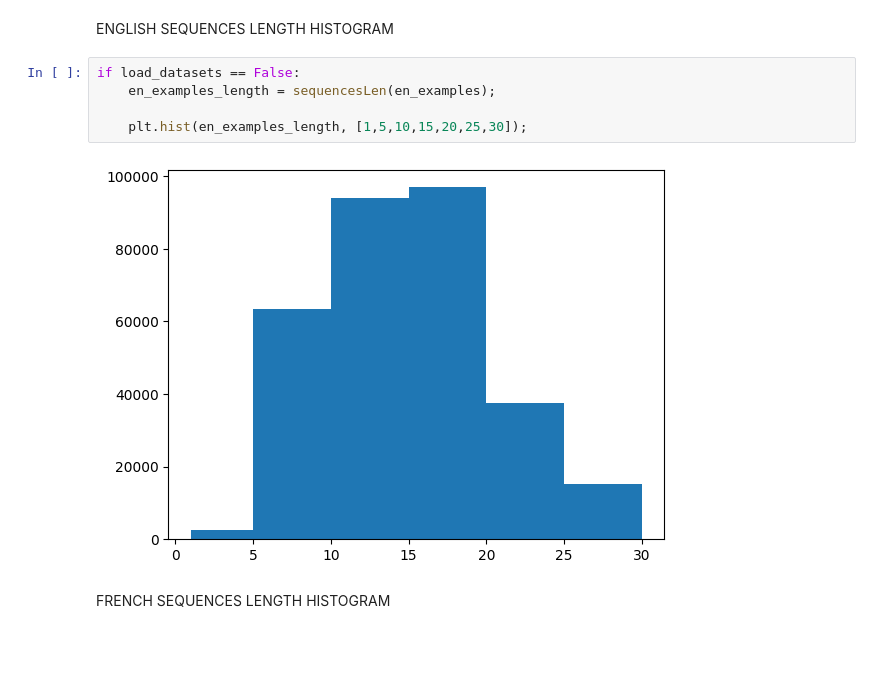
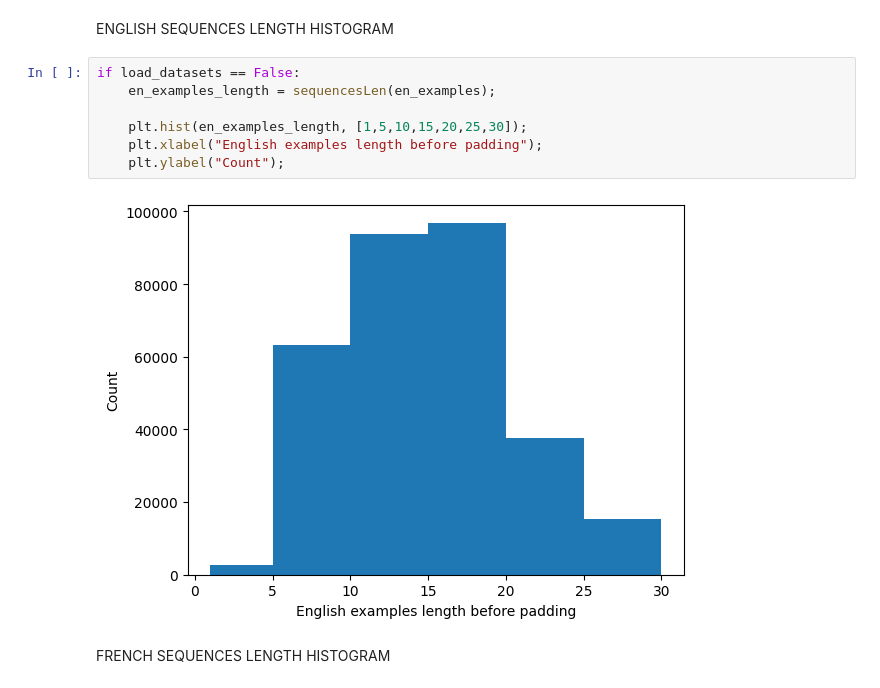
Before and after one commit to Excelsior7/NLPProjects, a Jupyter notebook: MachineTranslation/Transformer/notebook/Transformer_implementation.ipynb, the cells around one changed output. Saved outputs shown, nothing was run; the diff lists cells and outputs as text; blank space fills up the shorter version.

```diff
--- a/MachineTranslation/Transformer/notebook/Transformer_implementation.ipynb
+++ b/MachineTranslation/Transformer/notebook/Transformer_implementation.ipynb
@@ -384,10 +385,12 @@ ENGLISH SEQUENCES LENGTH HISTOGRAM
 # %%
 if load_datasets == False:
     en_examples_length = sequencesLen(en_examples);
 
     plt.hist(en_examples_length, [1,5,10,15,20,25,30]);
+    plt.xlabel("English examples length before padding");
+    plt.ylabel("Count");
 # %% [output]
-[figure, old version]
+[figure, new version]
 # %% [markdown]
 FRENCH SEQUENCES LENGTH HISTOGRAM
 # %%
```
Also changed, not shown: parts of 7 cells of this notebook, 1 other file.
